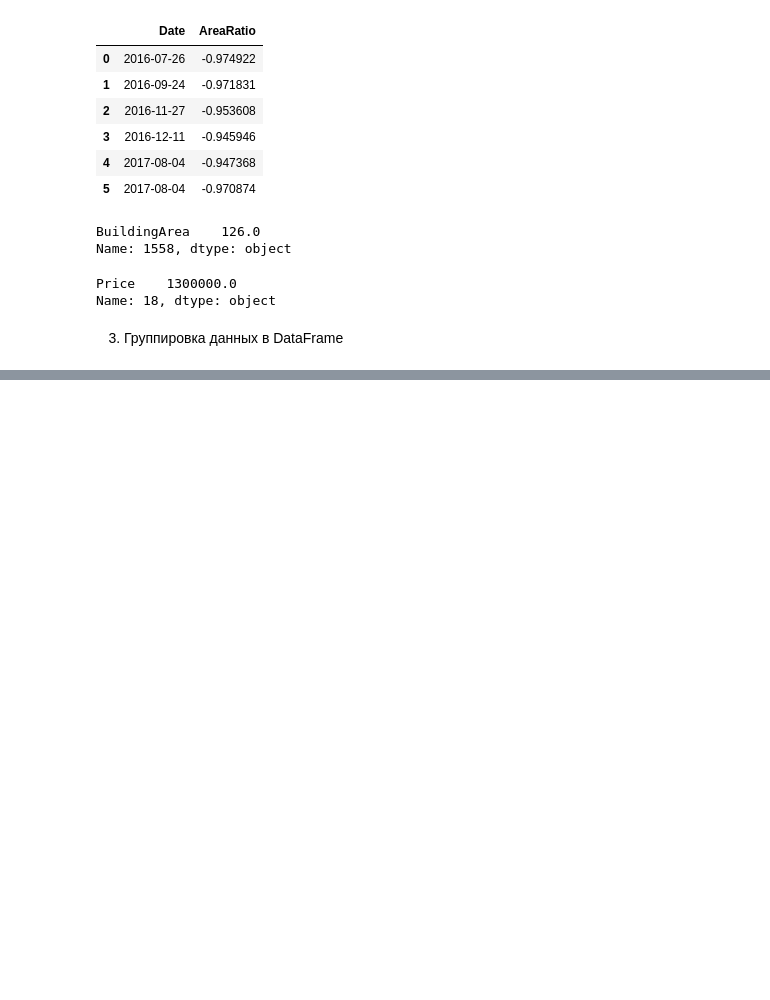
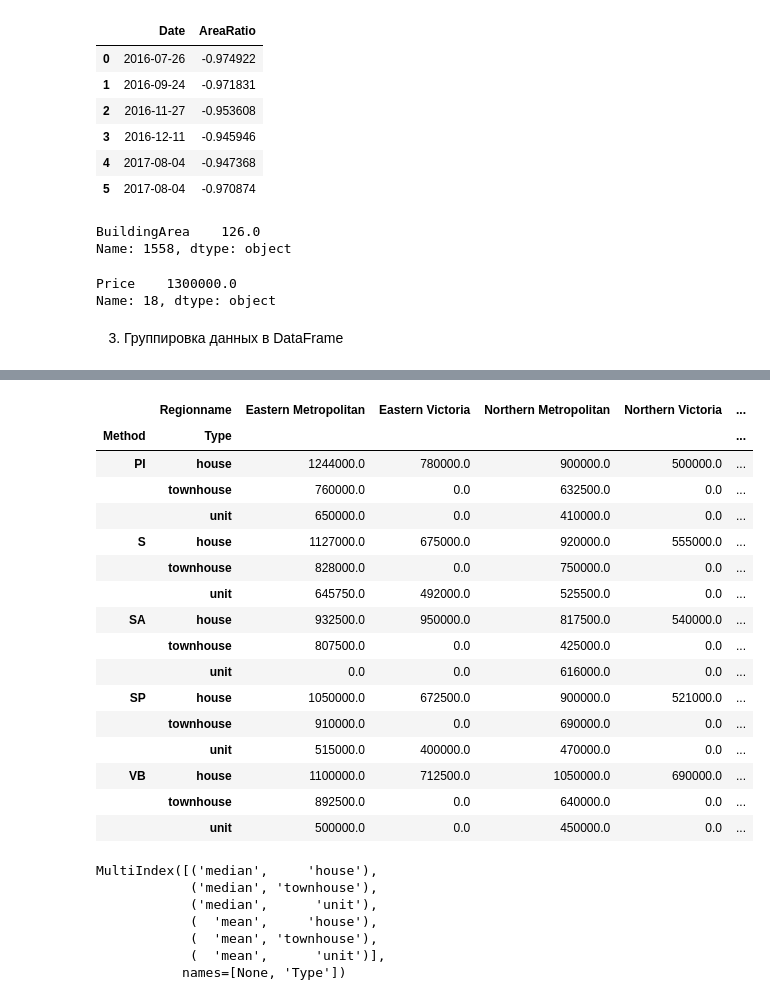
Before and after one commit to Elancinos/SF_DS_COURSE, a Jupyter notebook: Studies/PY-12/PY-12-1.ipynb, the cells around one changed output, grey strips where cells are left out. Cells and saved outputs as stored; diff of their text form; code cells hidden in the pictures; blank space fills up the shorter version.

```diff
--- a/Studies/PY-12/PY-12-1.ipynb
+++ b/Studies/PY-12/PY-12-1.ipynb
@@ -234,0 +238,56 @@ Name: Price, dtype: float64
+# %%
+display(melb_df_copy.groupby(['Rooms', 'Type'])['Price'].mean())
+display(melb_df_copy.groupby(['Rooms', 'Type'])['Price'].mean().unstack())
+display(melb_df_copy.pivot_table(
+    values='Price',
+    index='Rooms',
+    columns='Type',
+    fill_value=0
+).round())
+display(melb_df_copy.pivot_table(
+    values='Price',
+    index='Regionname',
+    columns='Weekend',
+    aggfunc='count'
+))
+display(melb_df_copy.pivot_table(
+    values='Landsize',
+    index='Regionname',
+    columns='Type',
+    aggfunc=['median', 'mean'],
+    fill_value=0
+))
+display(melb_df_copy.pivot_table(
+    values='Price',
+    index=['Method','Type'],
+    columns='Regionname',
+    aggfunc='median',
+    fill_value=0
+))
+pivot = melb_df_copy.pivot_table(
+    values='Landsize',
+    index='Regionname',
+    columns='Type',
+    aggfunc=['median', 'mean'],
+    fill_value=0
+)
+display(pivot.columns)
+display(pivot['mean']['unit'])
+mask = pivot['mean']['house'] < pivot['median']['house']
+filtered_pivot = pivot[mask]
+display(filtered_pivot)
+#Самостоятельное создание мультииндексной таблицы
+mser = pd.Series(
+    np.random.rand(8),
+	index=[['white','white','white','blue','blue','red','red','red'],
+           ['up','down','right','up','down','up','down','left']])
+display(mser)
+print(mser.index)
+#И датафрейм:
+mframe = pd.DataFrame(
+    np.random.randn(16).reshape(4,4),
+    index=[['white','white','red','red'], ['up','down','up','down']],
+    columns=[['pen','pen','paper','paper'],[1,2,1,2]]
+)
+display(mframe)
+# %% [output]
@@ -234,0 +354,24 @@ Name: Price, dtype: float64
+|  | Regionname | Eastern Metropolitan | Eastern Victoria | Northern Metropolitan | Northern Victoria | ... |
+| Method | Type |  |  |  |  | ... |
+| PI | house | 1244000.0 | 780000.0 | 900000.0 | 500000.0 | ... |
+|  | townhouse | 760000.0 | 0.0 | 632500.0 | 0.0 | ... |
+|  | unit | 650000.0 | 0.0 | 410000.0 | 0.0 | ... |
+| S | house | 1127000.0 | 675000.0 | 920000.0 | 555000.0 | ... |
+|  | townhouse | 828000.0 | 0.0 | 750000.0 | 0.0 | ... |
+|  | unit | 645750.0 | 492000.0 | 525500.0 | 0.0 | ... |
+| SA | house | 932500.0 | 950000.0 | 817500.0 | 540000.0 | ... |
+|  | townhouse | 807500.0 | 0.0 | 425000.0 | 0.0 | ... |
+|  | unit | 0.0 | 0.0 | 616000.0 | 0.0 | ... |
+| SP | house | 1050000.0 | 672500.0 | 900000.0 | 521000.0 | ... |
+|  | townhouse | 910000.0 | 0.0 | 690000.0 | 0.0 | ... |
+|  | unit | 515000.0 | 400000.0 | 470000.0 | 0.0 | ... |
+| VB | house | 1100000.0 | 712500.0 | 1050000.0 | 690000.0 | ... |
+|  | townhouse | 892500.0 | 0.0 | 640000.0 | 0.0 | ... |
+|  | unit | 500000.0 | 0.0 | 450000.0 | 0.0 | ... |
+MultiIndex([('median',     'house'),
+            ('median', 'townhouse'),
+            ('median',      'unit'),
+            (  'mean',     'house'),
+            (  'mean', 'townhouse'),
+            (  'mean',      'unit')],
+           names=[None, 'Type'])
```
Also changed, not shown: parts of 4 cells of this notebook.
